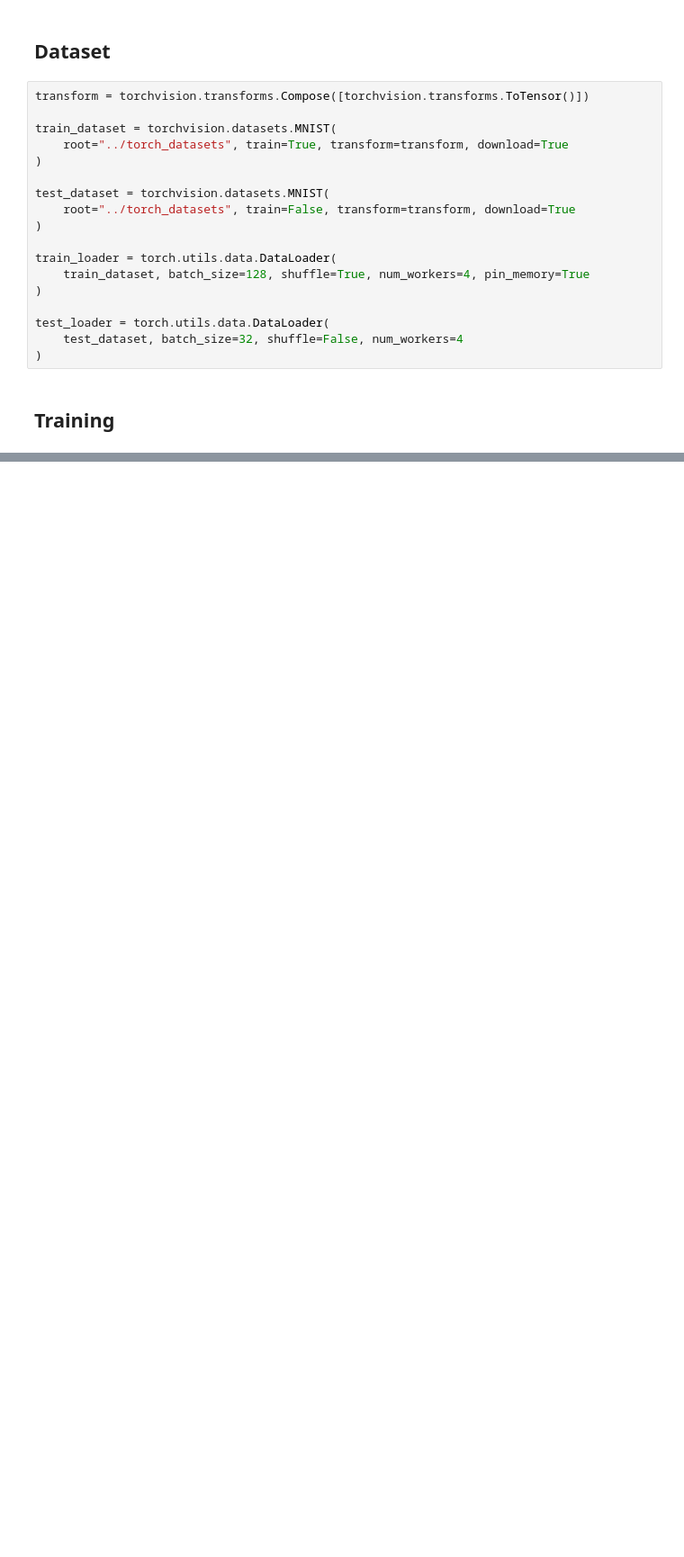
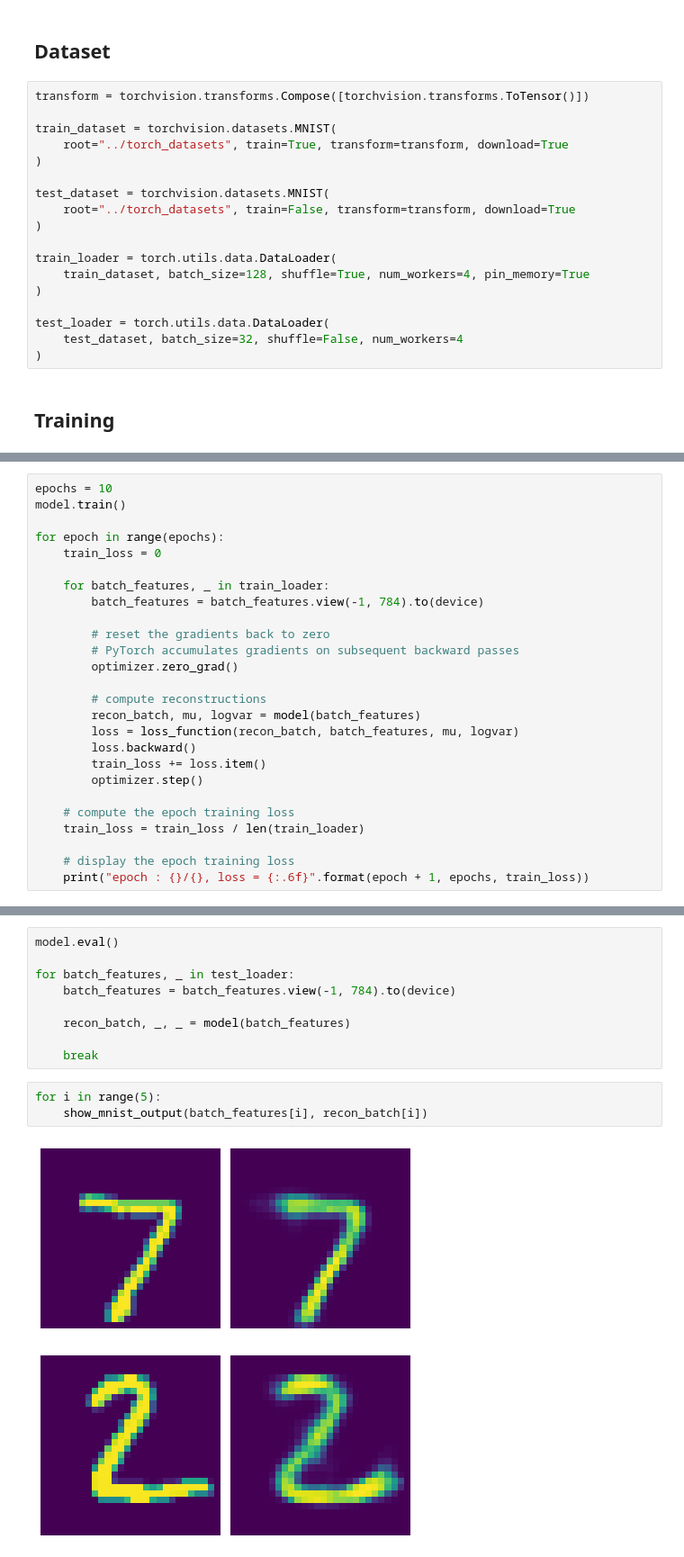
Before and after one commit to ericdaat/learning-pytorch, a Jupyter notebook: notebooks/autoencoders.ipynb, the cells around one changed output, grey strips where cells are left out. Shown: that part at 90% size. Saved outputs shown, nothing was run; the diff lists cells and outputs as text; blank space fills up the shorter version.

```diff
--- a/notebooks/autoencoders.ipynb
+++ b/notebooks/autoencoders.ipynb
@@ -156,0 +213,26 @@ plt.show()
+# %%
+epochs = 10
+model.train()
+
+for epoch in range(epochs):
+    train_loss = 0
+
+    for batch_features, _ in train_loader:
+        batch_features = batch_features.view(-1, 784).to(device)
+
+        # reset the gradients back to zero
+        # PyTorch accumulates gradients on subsequent backward passes
+        optimizer.zero_grad()
+
+        # compute reconstructions
+        recon_batch, mu, logvar = model(batch_features)
+        loss = loss_function(recon_batch, batch_features, mu, logvar)
+        loss.backward()
+        train_loss += loss.item()
+        optimizer.step()
+
+    # compute the epoch training loss
+    train_loss = train_loss / len(train_loader)
+
+    # display the epoch training loss
+    print("epoch : {}/{}, loss = {:.6f}".format(epoch + 1, epochs, train_loss))
@@ -156,0 +250,15 @@ plt.show()
+# %%
+model.eval()
+
+for batch_features, _ in test_loader:
+    batch_features = batch_features.view(-1, 784).to(device)
+
+    recon_batch, _, _ = model(batch_features)
+
+    break
+# %%
+for i in range(5):
+    show_mnist_output(batch_features[i], recon_batch[i])
+# %% [output]
+[figure, added]
+[figure, added]
```
Also changed, not shown: parts of 21 cells of this notebook.
